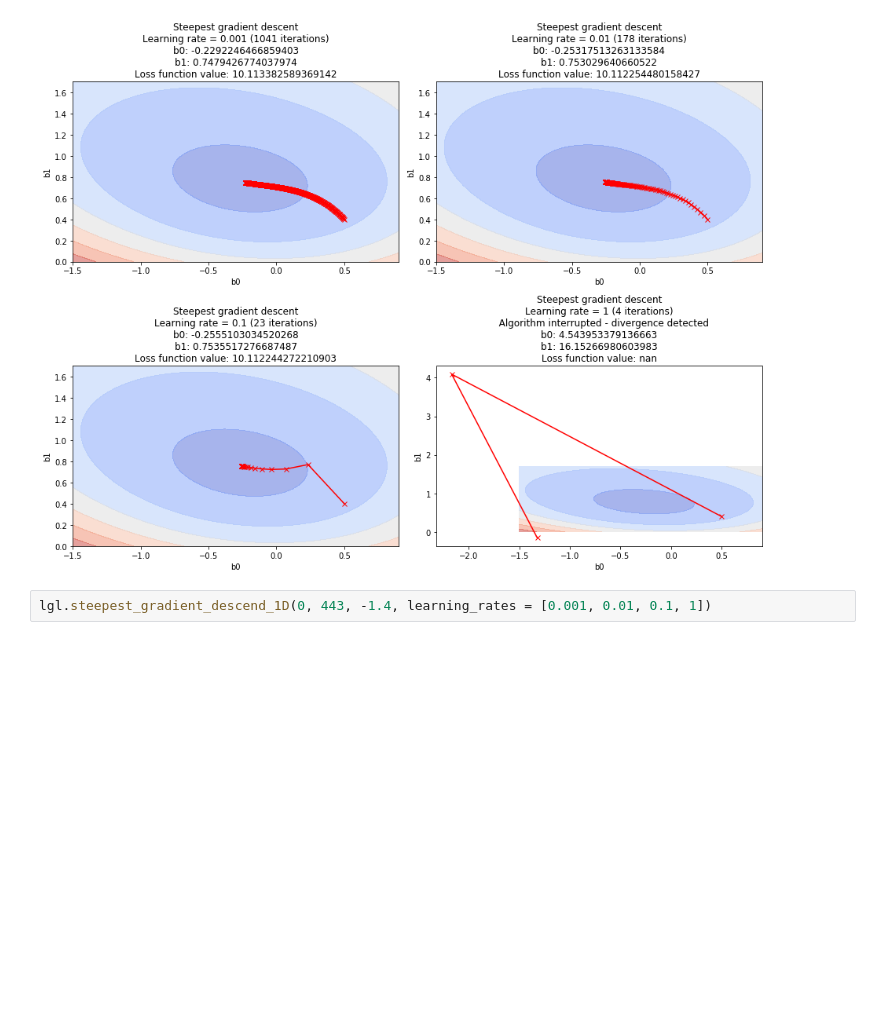
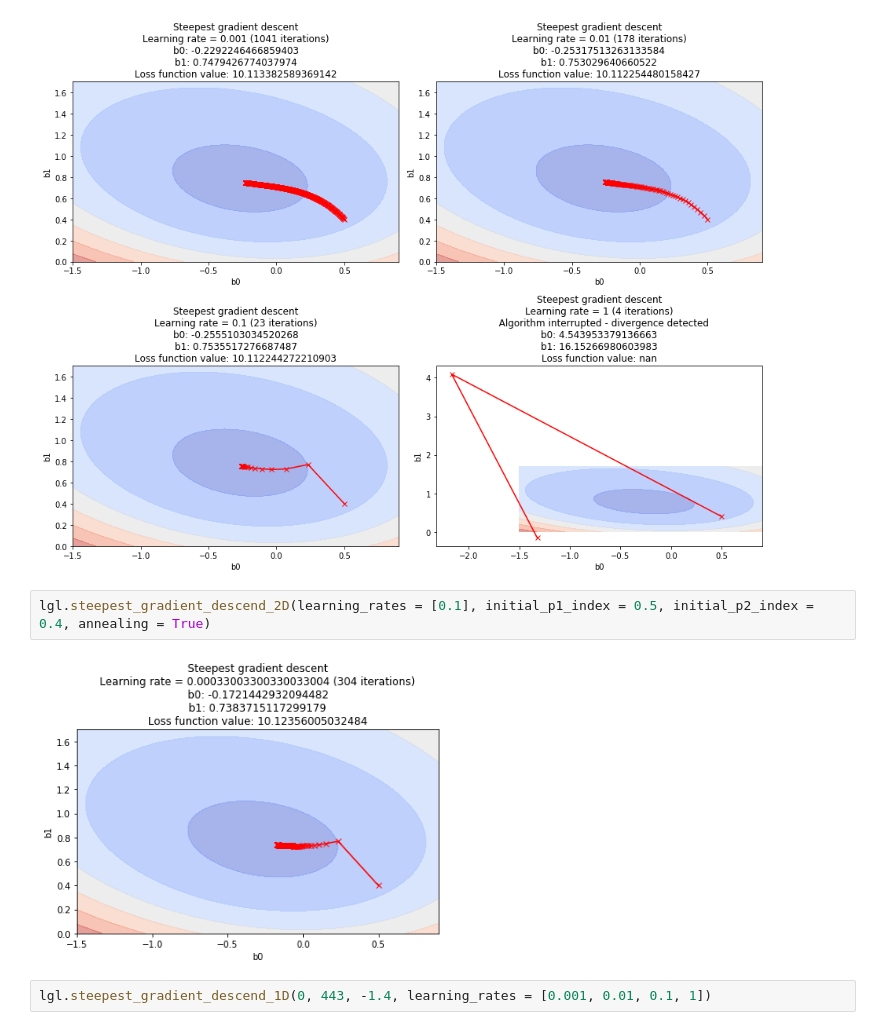
Before and after one commit to pablosuau/training, a Jupyter notebook: machine_learning/03_ml_theory/01_gradient_descent/01_loss_functions.ipynb, the cells around one changed output. Cells and saved outputs as stored; diff of their text form; blank space fills up the shorter version.

```diff
--- a/machine_learning/03_ml_theory/01_gradient_descent/01_loss_functions.ipynb
+++ b/machine_learning/03_ml_theory/01_gradient_descent/01_loss_functions.ipynb
@@ -502,6 +523,10 @@ Loss function value: 10.112244577921873
 lgl.steepest_gradient_descend_2D(learning_rates = [0.001, 0.01, 0.1, 1], initial_p1_index = 0.5, initial_p2_index = 0.4)
 # %% [output]
 [figure]
+# %%
+lgl.steepest_gradient_descend_2D(learning_rates = [0.1], initial_p1_index = 0.5, initial_p2_index = 0.4, annealing = True)
+# %% [output]
+[figure, added]
 # %%
 lgl.steepest_gradient_descend_1D(0, 443, -1.4, learning_rates = [0.001, 0.01, 0.1, 1])
 # %% [output]
```
Also changed, not shown: parts of 6 cells of this notebook.
